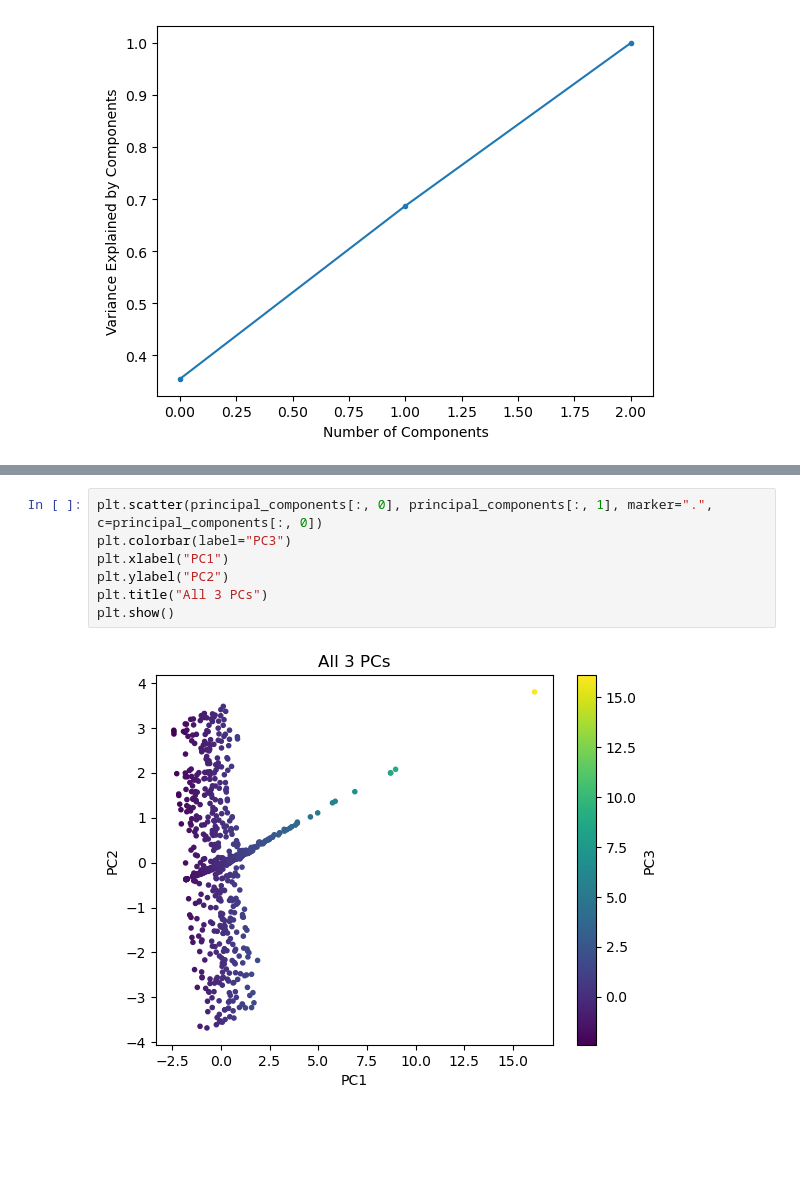
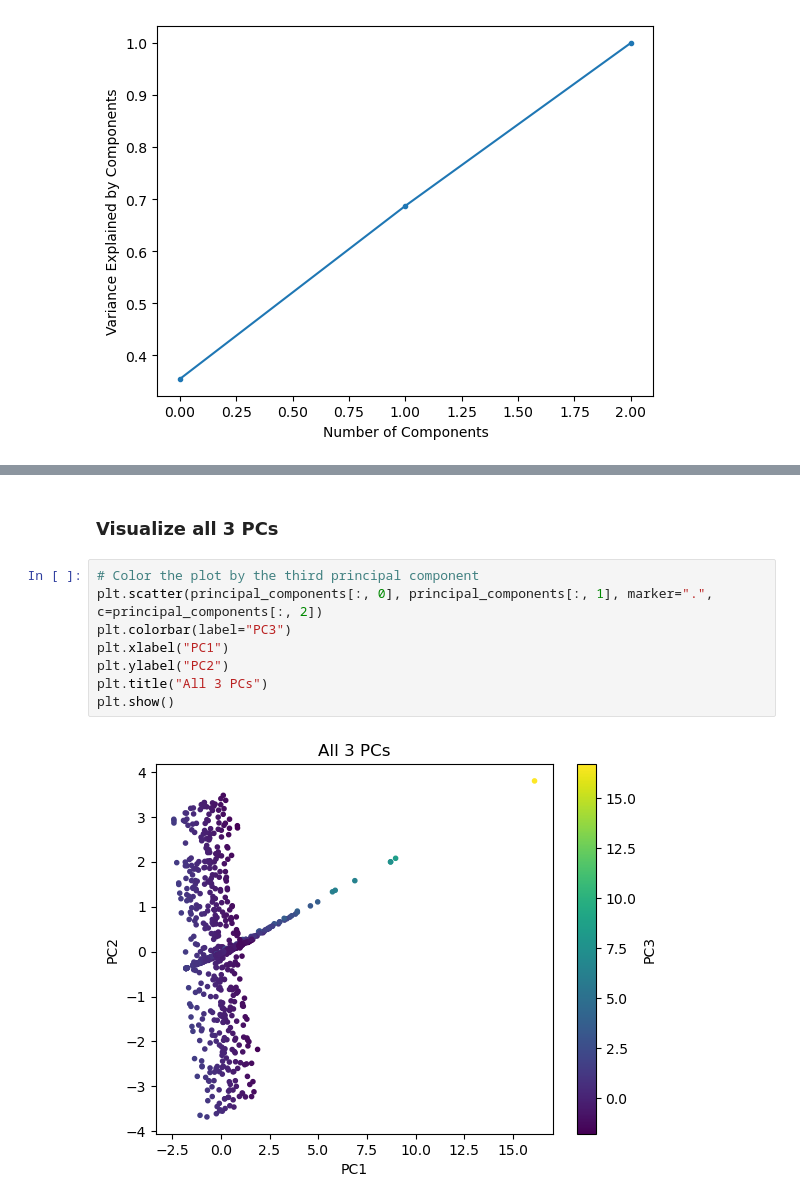
Before and after one commit to talonmyburgh/BL-COSMIC-HighFreq-Search, a Jupyter notebook: pca_exploration/pca_single_time_reduced.ipynb, the cells around one changed output, grey strips where cells are left out. Drawn from its saved outputs; the diff is of its cells as text; blank space fills up the shorter version.

```diff
--- a/pca_exploration/pca_single_time_reduced.ipynb
+++ b/pca_exploration/pca_single_time_reduced.ipynb
@@ -155,13 +212,16 @@ for column in columns:
 [figure]
 [figure]
 [figure]
+# %% [markdown]
+### Visualize all 3 PCs
 # %%
-plt.scatter(principal_components[:, 0], principal_components[:, 1], marker=".", c=principal_components[:, 0])
+# Color the plot by the third principal component
+plt.scatter(principal_components[:, 0], principal_components[:, 1], marker=".", c=principal_components[:, 2])
 plt.colorbar(label="PC3")
 plt.xlabel("PC1")
 plt.ylabel("PC2")
 plt.title("All 3 PCs")
 plt.show()
 # %% [output]
-[figure, old version]
+[figure, new version]
 # %%
```
Also changed, not shown: parts of 18 cells of this notebook, 41 other files.
